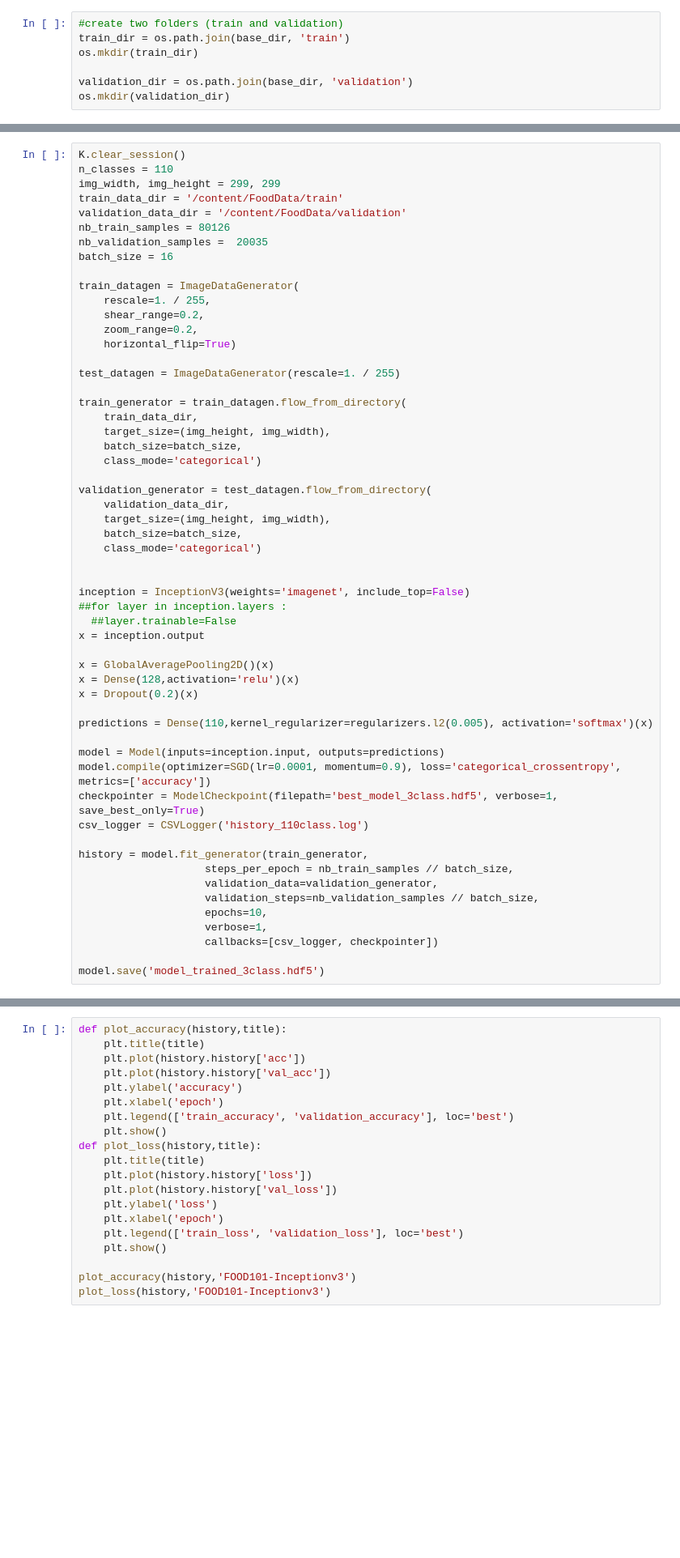
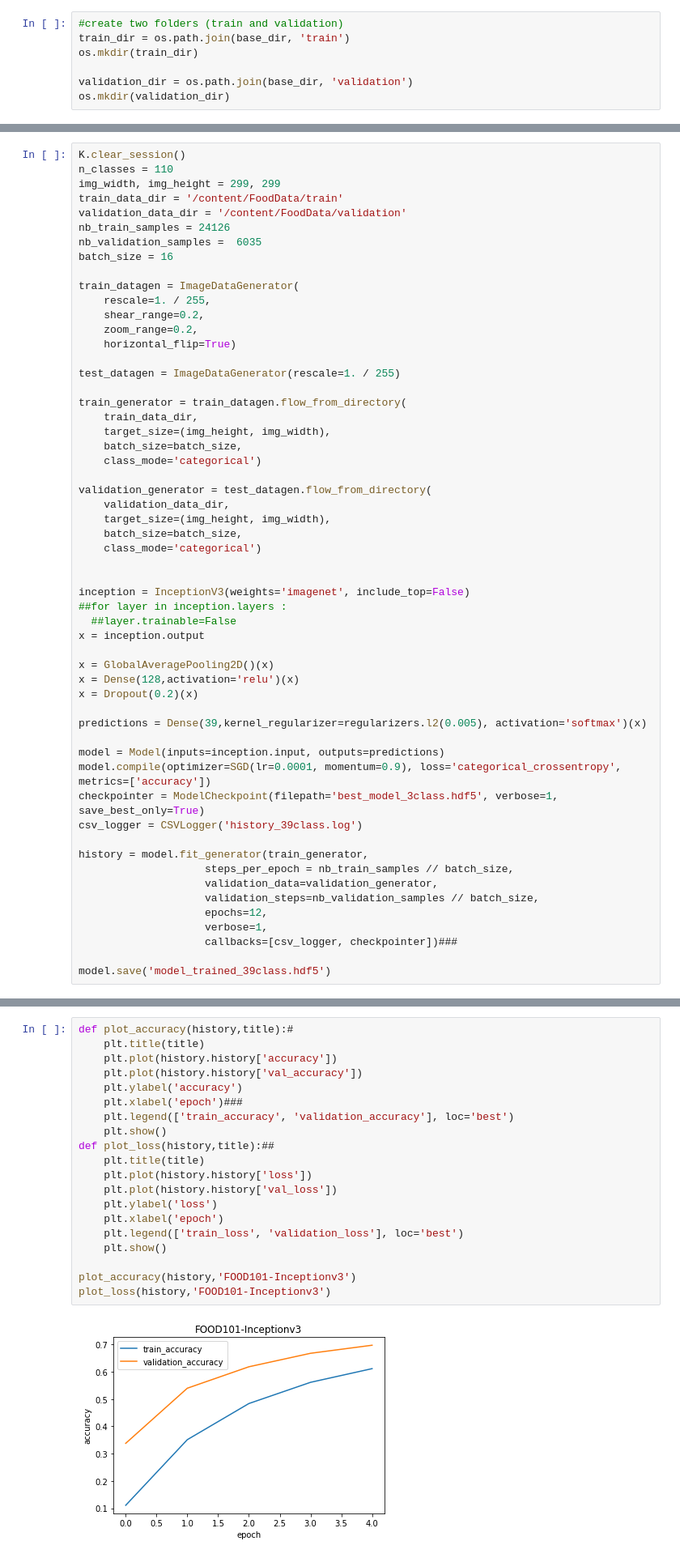
Before and after one commit to chaimae-kouara/SehaChain, a Jupyter notebook: Calories_Estimation.ipynb, the cells around one changed output, grey strips where cells are left out. Shown: that part at 81% size. Cells and saved outputs as stored; diff of their text form; blank space fills up the shorter version.

```diff
--- a/Calories_Estimation.ipynb
+++ b/Calories_Estimation.ipynb
@@ -1374,8 +1374,8 @@ n_classes = 110
 img_width, img_height = 299, 299
 train_data_dir = '/content/FoodData/train'
 validation_data_dir = '/content/FoodData/validation'
-nb_train_samples = 80126
-nb_validation_samples =  20035
+nb_train_samples = 24126
+nb_validation_samples =  6035
 batch_size = 16
 
 train_datagen = ImageDataGenerator(
@@ -1408,20 +1408,20 @@ x = GlobalAveragePooling2D()(x)
 x = Dense(128,activation='relu')(x)
 x = Dropout(0.2)(x)
 
-predictions = Dense(110,kernel_regularizer=regularizers.l2(0.005), activation='softmax')(x)
+predictions = Dense(39,kernel_regularizer=regularizers.l2(0.005), activation='softmax')(x)
 
 model = Model(inputs=inception.input, outputs=predictions)
 model.compile(optimizer=SGD(lr=0.0001, momentum=0.9), loss='categorical_crossentropy', metrics=['accuracy'])
 checkpointer = ModelCheckpoint(filepath='best_model_3class.hdf5', verbose=1, save_best_only=True)
-csv_logger = CSVLogger('history_110class.log')
+csv_logger = CSVLogger('history_39class.log')
 
 history = model.fit_generator(train_generator,
                     steps_per_epoch = nb_train_samples // batch_size,
                     validation_data=validation_generator,
                     validation_steps=nb_validation_samples // batch_size,
-                    epochs=10,
+                    epochs=12,
                     verbose=1,
-                    callbacks=[csv_logger, checkpointer])
+                    callbacks=[csv_logger, checkpointer])###
 
-model.save('model_trained_3class.hdf5')
+model.save('model_trained_39class.hdf5')
 # %% [output]
@@ -1434,20 +1445,22 @@ Epoch 1/10
 # %%
-def plot_accuracy(history,title):
+def plot_accuracy(history,title):#
     plt.title(title)
-    plt.plot(history.history['acc'])
-    plt.plot(history.history['val_acc'])
+    plt.plot(history.history['accuracy'])
+    plt.plot(history.history['val_accuracy'])
     plt.ylabel('accuracy')
-    plt.xlabel('epoch')
+    plt.xlabel('epoch')###
     plt.legend(['train_accuracy', 'validation_accuracy'], loc='best')
     plt.show()
-def plot_loss(history,title):
+def plot_loss(history,title):##
     plt.title(title)
     plt.plot(history.history['loss'])
     plt.plot(history.history['val_loss'])
     plt.ylabel('loss')
     plt.xlabel('epoch')
     plt.legend(['train_loss', 'validation_loss'], loc='best')
     plt.show()
 
 plot_accuracy(history,'FOOD101-Inceptionv3')
 plot_loss(history,'FOOD101-Inceptionv3')
+# %% [output]
+[figure, added]
```
Also changed, not shown: parts of 14 cells of this notebook.
